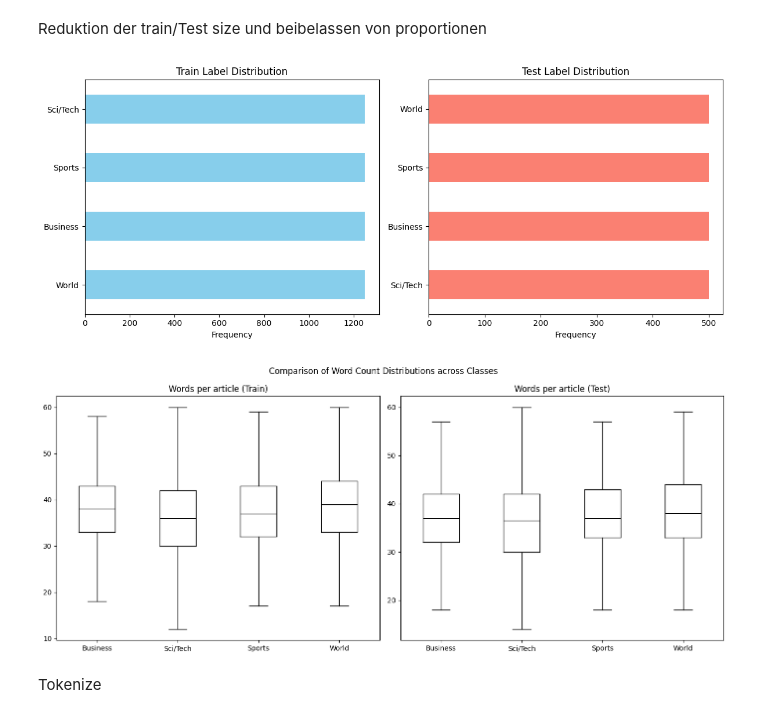
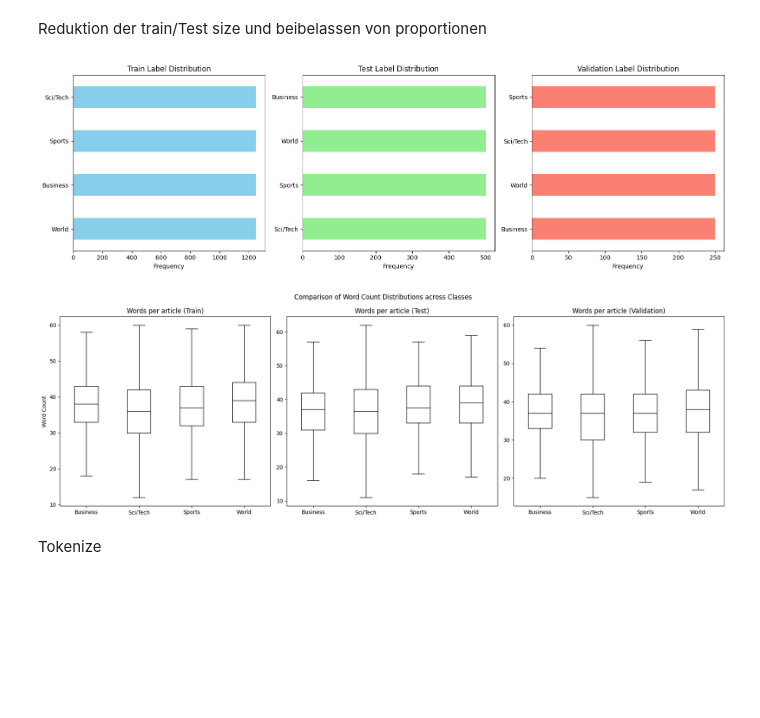
Before and after one commit to Halace-cmd/RDL, a Jupyter notebook: RDL_Ex2.ipynb, the cells around one changed output. Cells and saved outputs as stored; diff of their text form; code cells hidden in the pictures; blank space fills up the shorter version.

```diff
--- a/RDL_Ex2.ipynb
+++ b/RDL_Ex2.ipynb
@@ -53,53 +53,69 @@ Reduktion der train/Test size und beibelassen von proportionen
 # %%
 ag_news.reset_format()
 # %%
-dataset_small = ag_news['train'].train_test_split(train_size=5000, test_size=2000, stratify_by_column='label', seed=42)
+dataset_small = ag_news['train'].train_test_split(train_size=5000, test_size=3000, stratify_by_column='label', seed=42)
 train = dataset_small['train']
-test = dataset_small['test']
+
+test_val_split = dataset_small['test'].train_test_split(train_size=2000, test_size=1000, stratify_by_column='label', seed=42)
+test = test_val_split['train']
+val = test_val_split['test']
 # %%
 df_train = train.to_pandas()
+df_val = val.to_pandas()
 df_test = test.to_pandas()
 
 df_train['label_name'] = df_train['label'].apply(label_int2str)
+df_val['label_name'] = df_val['label'].apply(label_int2str)
 df_test['label_name'] = df_test['label'].apply(label_int2str)
 
-fig, axes = plt.subplots(1, 2, figsize=(12, 5))
+fig, axes = plt.subplots(1, 3, figsize=(16, 5))
 
 df_train['label_name'].value_counts(ascending=True).plot.barh(ax=axes[0], color='skyblue')
 axes[0].set_title('Train Label Distribution')
 axes[0].set_xlabel('Frequency')
 axes[0].set_ylabel('')
 
-df_test['label_name'].value_counts(ascending=True).plot.barh(ax=axes[1], color='salmon')
+df_test['label_name'].value_counts(ascending=True).plot.barh(ax=axes[1], color='lightgreen')
 axes[1].set_title('Test Label Distribution')
 axes[1].set_xlabel('Frequency')
 axes[1].set_ylabel('')
 
+df_val['label_name'].value_counts(ascending=True).plot.barh(ax=axes[2], color='salmon')
+axes[2].set_title('Validation Label Distribution')
+axes[2].set_xlabel('Frequency')
+axes[2].set_ylabel('')
+
 plt.tight_layout()
 plt.show()
 # %% [output]
-[figure, old version]
+[figure, new version]
 # %%
 df_train["Words per article"] = df_train["text"].str.split().apply(len)
+df_val["Words per article"] = df_val["text"].str.split().apply(len)
 df_test["Words per article"] = df_test["text"].str.split().apply(len)
 
-fig, axes = plt.subplots(1, 2, figsize=(14, 6))
+fig, axes = plt.subplots(1, 3, figsize=(18, 6))
 
 df_train.boxplot("Words per article", by="label_name", grid=False, showfliers=False, ax=axes[0], color="black")
 axes[0].set_title("Words per article (Train)")
 axes[0].set_xlabel("")
-axes[0].set_ylabel('')
+axes[0].set_ylabel('Word Count')
 
 df_test.boxplot("Words per article", by="label_name", grid=False, showfliers=False, ax=axes[1], color="black")
 axes[1].set_title("Words per article (Test)")
 axes[1].set_xlabel("")
 axes[1].set_ylabel('')
 
+df_val.boxplot("Words per article", by="label_name", grid=False, showfliers=False, ax=axes[2], color="black")
+axes[2].set_title("Words per article (Validation)")
+axes[2].set_xlabel("")
+axes[2].set_ylabel('')
+
 plt.suptitle("Comparison of Word Count Distributions across Classes")
 plt.tight_layout()
 plt.show()
 # %% [output]
-[figure, old version]
+[figure, new version]
 # %% [markdown]
 Tokenize
 # %%
```
Also changed, not shown: parts of 4 cells of this notebook.
